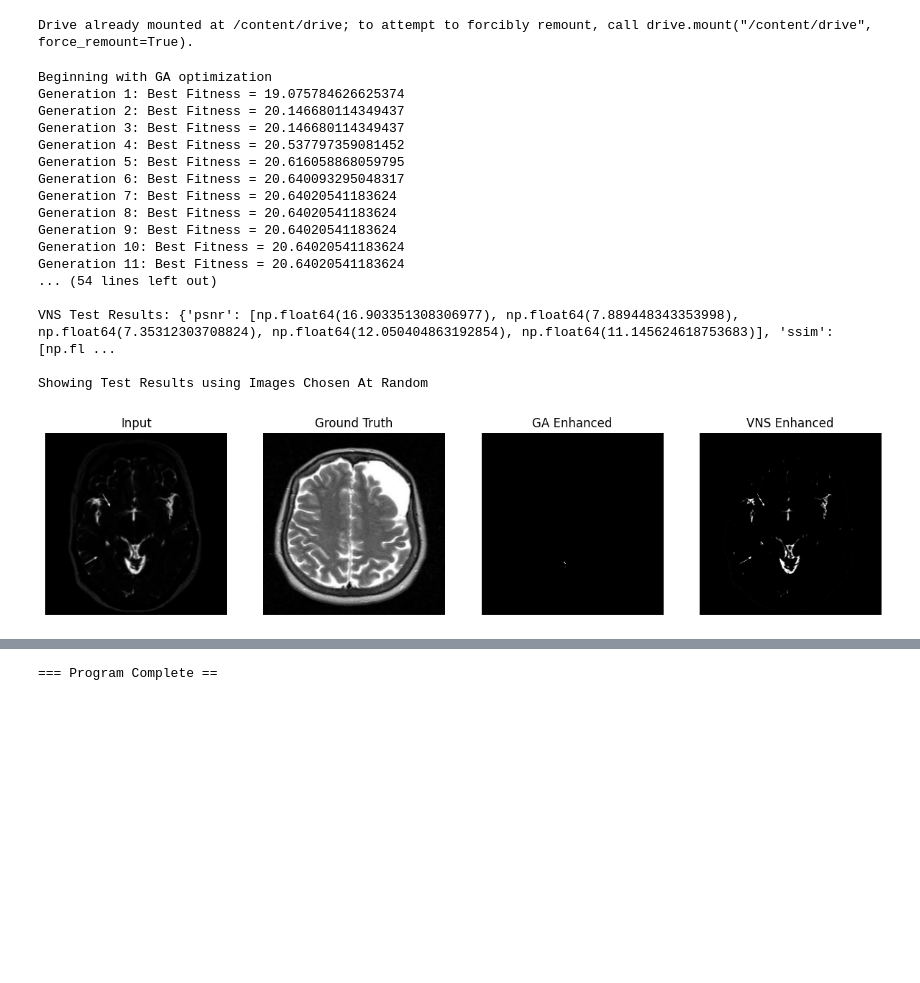
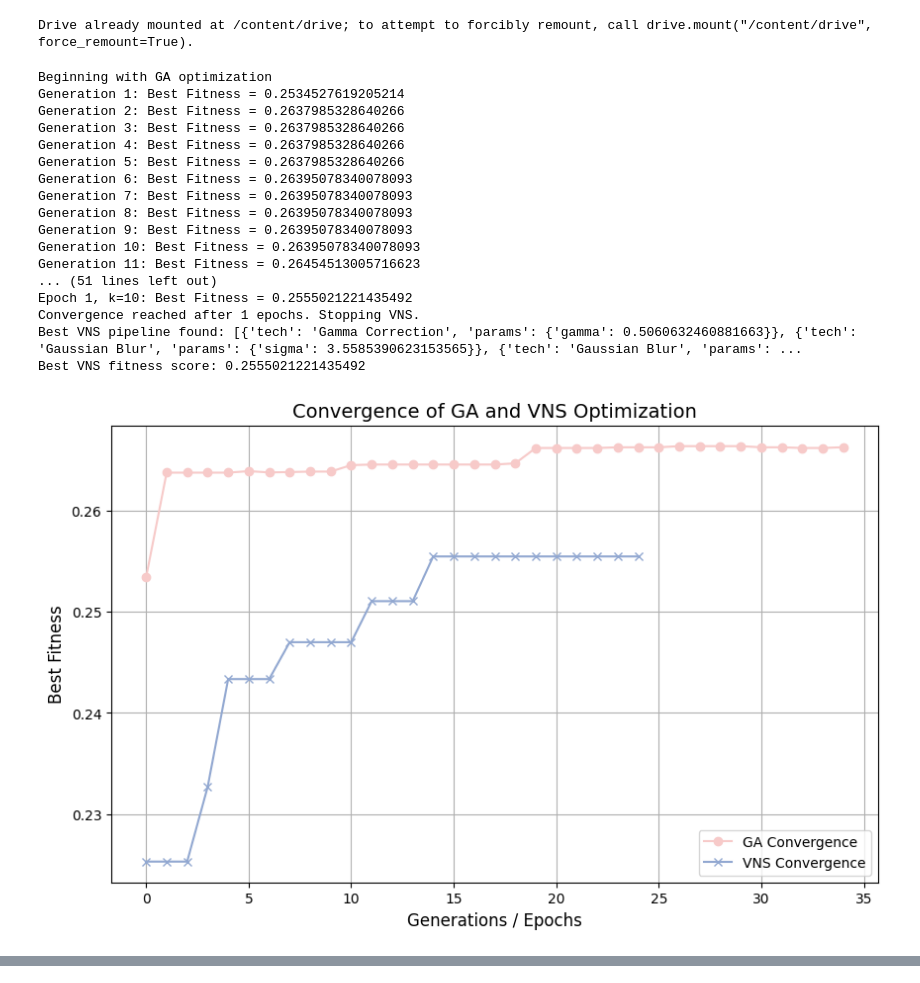
Before and after one commit to jazbengu/COS791-ASSIGNMENT-ONE, a Jupyter notebook: Joy_Bengu_U25000307_COS791_ASSIGNMENT_ONE_CODE_FINAL.ipynb, the cells around one changed output, grey strips where cells are left out. Drawn from its saved outputs; the diff is of its cells as text; code cells hidden in the pictures; blank space fills up the shorter version.

Commit message:
Completed final version of assignment

```diff
--- a/Joy_Bengu_U25000307_COS791_ASSIGNMENT_ONE_CODE_FINAL.ipynb
+++ b/Joy_Bengu_U25000307_COS791_ASSIGNMENT_ONE_CODE_FINAL.ipynb
@@ -140,9 +145,11 @@ def fitness_function(population,train_input,test_input):
         image_enhance = image_to_pipeline(pipeline, input_image)
         if image_enhance is not None:
           p_score = psnr(output_image, image_enhance,data_range=255)
+          psnr_normalised = min(p_score/40.0,2.0)
           s_score = ssim(output_image, image_enhance,data_range=255)
           m_score = mse(output_image, image_enhance)
-          current_score = p_score + s_score + m_score * 0.001
+          mse_normalised =1/(1+m_score)
+          current_score = (0.4*psnr_normalised) + (0.4*s_score) + (0.2*mse_normalised)
           pipeline_final_score += current_score
           processed_images_count += 1
       return pipeline_final_score / processed_images_count if processed_images_count > 0 else 0
@@ -394,9 +440,23 @@ def show_images(ga_pipeline, vns_pipeline, test_input, test_ground):
+# %%
+def results_table (ga_test, vns_test):
+  rows = []
+  for ga_result, vns_result in zip(ga_test, vns_test):
+      rows.append({
+          "Image Test": ga_result["Image"],
+          "MSE (GA)": ga_result["MSE"],
+          "MSE (VNS)": vns_result["MSE"],
+          "PSNR (GA)": ga_result["PSNR"],
+          "PSNR (VNS)": vns_result["PSNR"],
+          "SSIM (GA)": ga_result["SSIM"],
+          "SSIM (VNS)": vns_result["SSIM"]
+      })
+  return pd.DataFrame(rows)
 # %%
 #main
 if __name__ == "__main__":
 
-  test_inputs_pics,tests_ground_pics = extract_images("/content/drive/MyDrive/COS791-ASSIGNMENT-ONE-DATA/Test_data/Test_data")
-  train_inputs_pics,train_ground_pics = extract_images("/content/drive/MyDrive/COS791-ASSIGNMENT-ONE-DATA/Training_data/train_data")
+  test_inputs_pics,tests_ground_pics, test_names, test_ground_names = extract_images("/content/drive/MyDrive/COS791-ASSIGNMENT-ONE-DATA/Test_data/Test_data")
+  train_inputs_pics,train_ground_pics, train_names, train_ground_names = extract_images("/content/drive/MyDrive/COS791-ASSIGNMENT-ONE-DATA/Training_data/train_data")
 
   if not train_inputs_pics or not test_inputs_pics:
       print("Error: Could not load training or test images. Please check the folder paths and image formats.")
@@ -406,51 +466,68 @@ if __name__ == "__main__":
        gens = 35
        cross_rate = 0.8 #0.8 was selected for recombination
        mutate_rate = 0.2 #for more diversity
-       best_ga_pipeline, best_ga_fitness = genetic_algorithm(train_inputs_pics,train_ground_pics,pop_size,gens,cross_rate,mutate_rate)
+       best_ga_pipeline, best_ga_fitness, ga_convergence = genetic_algorithm(train_inputs_pics,train_ground_pics,pop_size,gens,cross_rate,mutate_rate)
 
        if best_ga_pipeline is not None:
             print(f"Best GA pipeline found: {best_ga_pipeline}")
             print(f"Best GA fitness score: {best_ga_fitness}")
        else:
             print("GA optimization could not be completed due to issues.")
 
 
        print("Beginning with VNS optimization")
        epochs_limit = 30
        k_max = 10
-       best_vns_pipeline, best_vns_fitness = variable_neighbourhood_search(train_inputs_pics,train_ground_pics,epochs_limit,k_max)
+       best_vns_pipeline, best_vns_fitness,vns_convergence = variable_neighbourhood_search(train_inputs_pics,train_ground_pics,epochs_limit,k_max)
        if best_vns_pipeline is not None:
             print(f"Best VNS pipeline found: {best_vns_pipeline}")
             print(f"Best VNS fitness score: {best_vns_fitness}")
        else:
           print("VNS optimization could not be completed due to issues.")
+
+rose_quartz = "#F7CAC9"
+serenity = "#92A8D1"
+
+plt.figure(figsize=(10, 6))
+plt.plot(ga_convergence, label="GA Convergence", color=rose_quartz, marker='o')
+plt.plot(vns_convergence, label="VNS Convergence", color=serenity, marker='x')
+plt.xlabel("Generations / Epochs", fontsize=12)
+plt.ylabel("Best Fitness", fontsize=12)
+plt.title("Convergence of GA and VNS Optimization", fontsize=14)
+plt.legend()
+plt.grid(True)
+plt.show()
 
 print("\n=== Now, evaluating GA pipeline on test images ==")
 ga_test = test_pipelines(best_ga_pipeline, test_inputs_pics, tests_ground_pics)
 print("GA Test Results:", ga_test)
 print("\n=== Now, evaluating VNS pipeline on test images ==")
 vns_test = test_pipelines(best_vns_pipeline, test_inputs_pics, tests_ground_pics)
 print("\nVNS Test Results:", vns_test)
 
 print("\nShowing Test Results using Images Chosen At Random")
-show_images(best_ga_pipeline,best_vns_pipeline,test_inputs_pics,tests_ground_pics)
+show_images(best_ga_pipeline,best_vns_pipeline,test_inputs_pics,tests_ground_pics,test_names)
+
+comparison_table = results_table(ga_test, vns_test)
+print(comparison_table.to_string(index=False))
+
 print("\n=== Program Complete ==")
 # %% [output]
 Beginning with GA optimization
-Generation 1: Best Fitness = 19.075784626625374
-Generation 2: Best Fitness = 20.146680114349437
-Generation 3: Best Fitness = 20.146680114349437
-Generation 4: Best Fitness = 20.537797359081452
-Generation 5: Best Fitness = 20.616058868059795
-Generation 6: Best Fitness = 20.640093295048317
-Generation 7: Best Fitness = 20.64020541183624
-Generation 8: Best Fitness = 20.64020541183624
-Generation 9: Best Fitness = 20.64020541183624
-Generation 10: Best Fitness = 20.64020541183624
-Generation 11: Best Fitness = 20.64020541183624
-... (54 lines left out)
-
-VNS Test Results: {'psnr': [np.float64(16.903351308306977), np.float64(7.889448343353998), np.float64(7.35312303708824), np.float64(12.050404863192854), np.float64(11.145624618753683)], 'ssim': [np.fl ...
-
-Showing Test Results using Images Chosen At Random
+Generation 1: Best Fitness = 0.2534527619205214
+Generation 2: Best Fitness = 0.2637985328640266
+Generation 3: Best Fitness = 0.2637985328640266
+Generation 4: Best Fitness = 0.2637985328640266
+Generation 5: Best Fitness = 0.2637985328640266
+Generation 6: Best Fitness = 0.26395078340078093
+Generation 7: Best Fitness = 0.26395078340078093
+Generation 8: Best Fitness = 0.26395078340078093
+Generation 9: Best Fitness = 0.26395078340078093
+Generation 10: Best Fitness = 0.26395078340078093
+Generation 11: Best Fitness = 0.26454513005716623
+... (51 lines left out)
+Epoch 1, k=10: Best Fitness = 0.2555021221435492
+Convergence reached after 1 epochs. Stopping VNS.
+Best VNS pipeline found: [{'tech': 'Gamma Correction', 'params': {'gamma': 0.5060632460881663}}, {'tech': 'Gaussian Blur', 'params': {'sigma': 3.5585390623153565}}, {'tech': 'Gaussian Blur', 'params': ...
+Best VNS fitness score: 0.2555021221435492
-[figure, old version]
+[figure, new version]
@@ -459 +543,0 @@ Showing Test Results using Images Chosen At Random
-=== Program Complete ==
```
Also changed, not shown: parts of 14 cells of this notebook.
